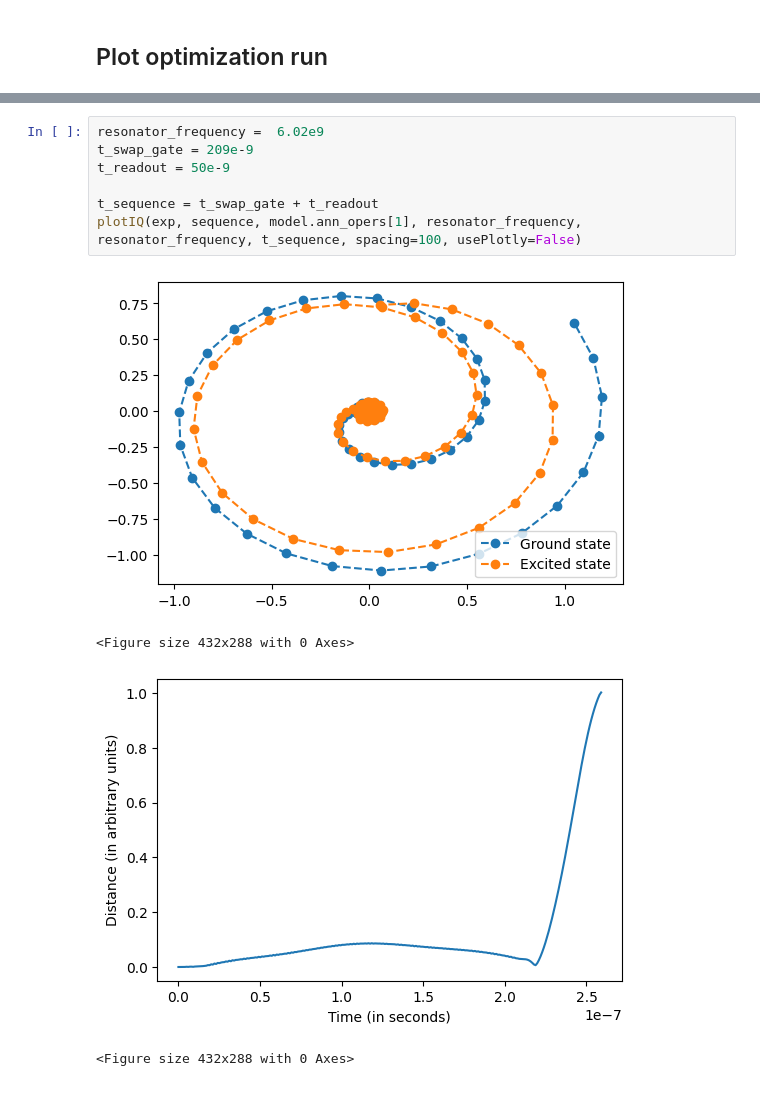
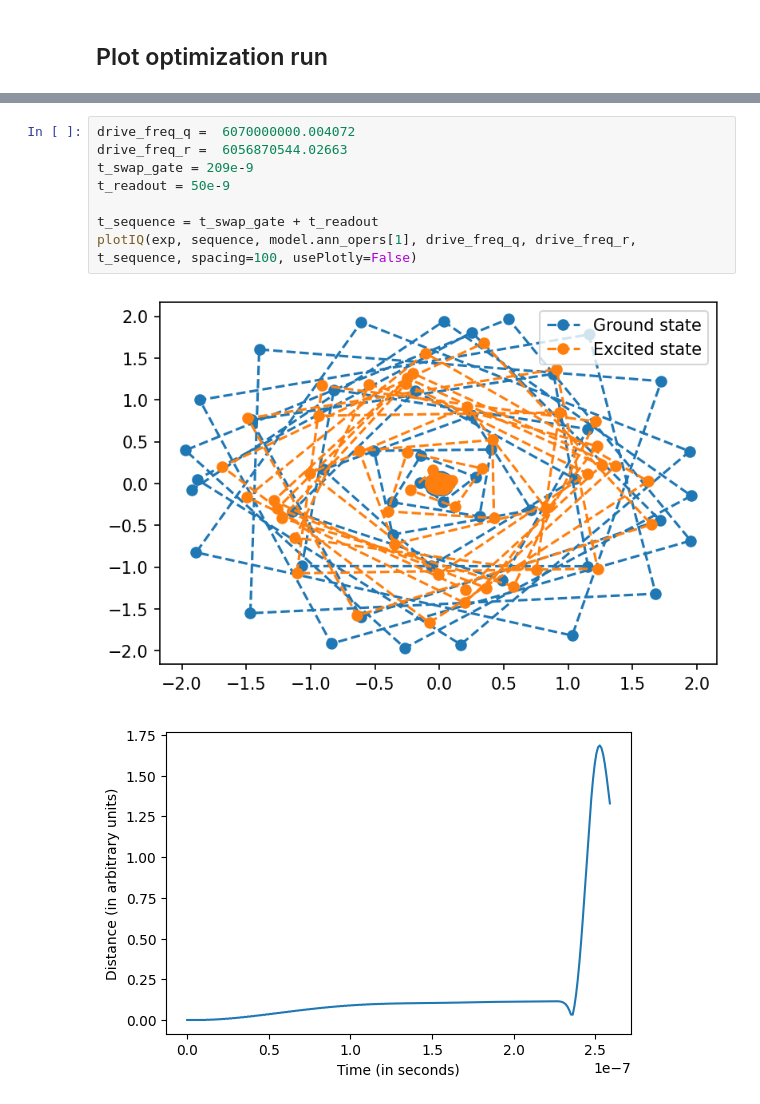
Before and after one commit to BackOnTrackIce/Qubit_readout, a Jupyter notebook: Ashutosh_codes/Qubit_reset_C3.ipynb, the cells around one changed output, grey strips where cells are left out. Saved outputs shown, nothing was run; the diff lists cells and outputs as text.

```diff
--- a/Ashutosh_codes/Qubit_reset_C3.ipynb
+++ b/Ashutosh_codes/Qubit_reset_C3.ipynb
@@ -3010,12 +3018,11 @@ plotPopulation(exp=exp, psi_init=init_state, sequence=sequence, usePlotly=False)
 # %%
-resonator_frequency =  6.02e9
+drive_freq_q =  6070000000.004072
+drive_freq_r =  6056870544.02663
 t_swap_gate = 209e-9
 t_readout = 50e-9
 
 t_sequence = t_swap_gate + t_readout
-plotIQ(exp, sequence, model.ann_opers[1], resonator_frequency, resonator_frequency, t_sequence, spacing=100, usePlotly=False)
+plotIQ(exp, sequence, model.ann_opers[1], drive_freq_q, drive_freq_r, t_sequence, spacing=100, usePlotly=False)
 # %% [output]
-[figure, old version]
+[figure, new version]
-<Figure size 432x288 with 0 Axes>
-[figure, old version]
+[figure, new version]
-<Figure size 432x288 with 0 Axes>
```
Also changed, not shown: parts of 12 cells of this notebook, 7 other files.
